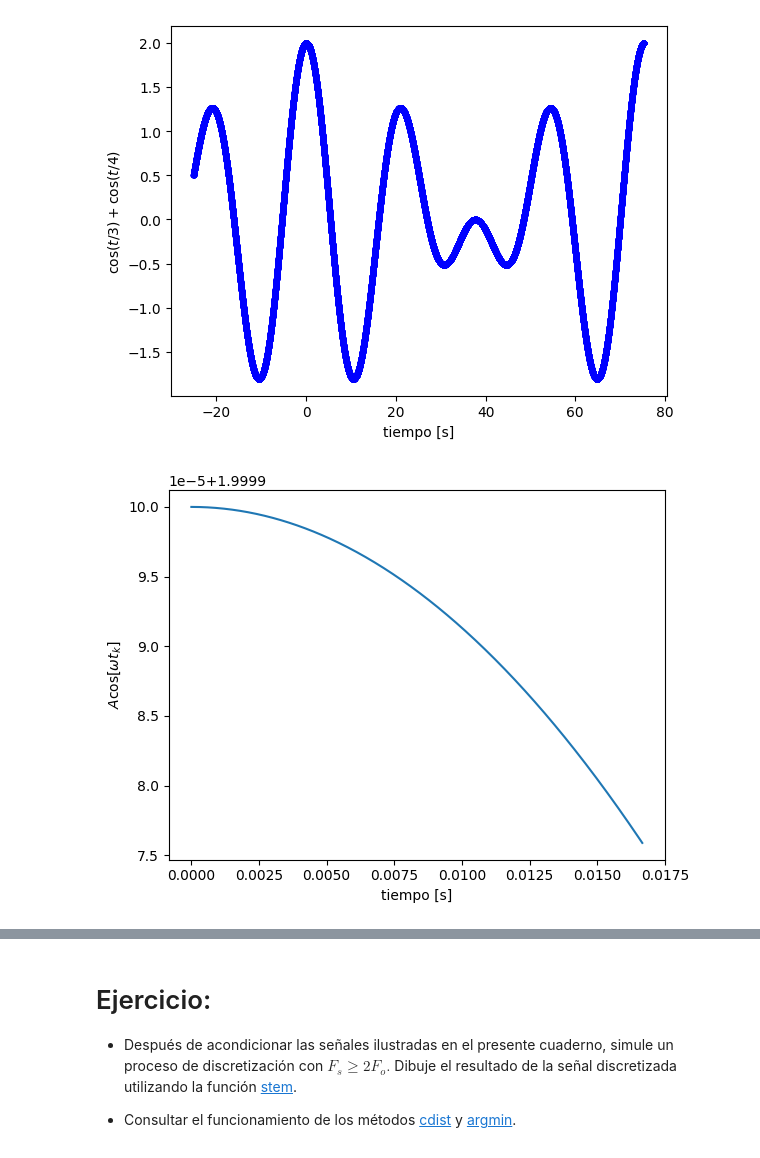
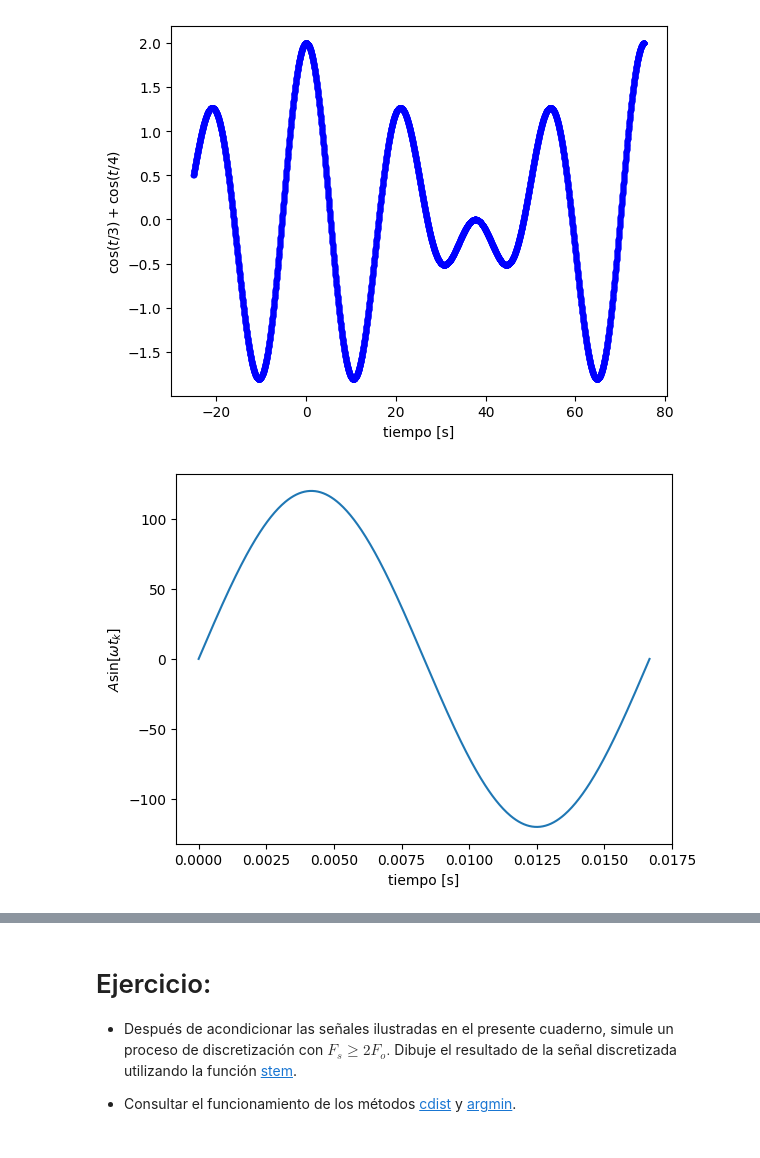
Before and after one commit to jmoralespineda/SENALES_Y_SISTEMAS, a Jupyter notebook: Copia_de_cuaderno1.ipynb, the cells around one changed output, grey strips where cells are left out. Saved outputs shown, nothing was run; the diff lists cells and outputs as text; code cells hidden in the pictures.

```diff
--- a/Copia_de_cuaderno1.ipynb
+++ b/Copia_de_cuaderno1.ipynb
@@ -349,17 +341,17 @@ plt.show()
 [figure]
 # %%
 K = 500 # número de muestras
-T_o = 1/60 # periodo función cos
-A = 1 # amplitud
+T_o = 1/60 # periodo función sin
+A = 120 # amplitud
 ti = 0 #tiempo inicial
 tf = T_o #tiempo final
 tv = np.linspace(ti,tf,num=K) #vector de datos en tiempo
-xv = A * np.cos(tv * w1) + A * np.cos(tv * w2) #A * np.cos(2*np.pi*tv/T_o)
+xv = A * np.sin(2*np.pi*tv/T_o) #vector de amplitud
 
 plt.plot(tv,xv)
 plt.xlabel('tiempo [s]')
-plt.ylabel('$A\cos[\omega t_k]$')
+plt.ylabel('$A\sin[\omega t_k]$')
 plt.show()
 # %% [output]
-[figure, old version]
+[figure, new version]
 # %%
```
Also changed, not shown: parts of 11 cells of this notebook.
